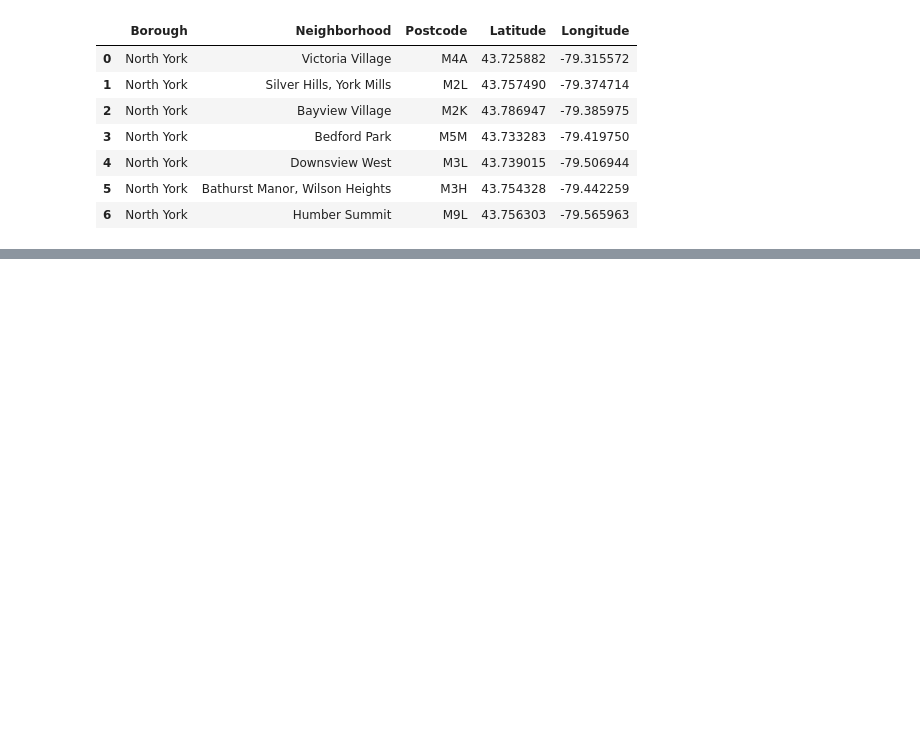
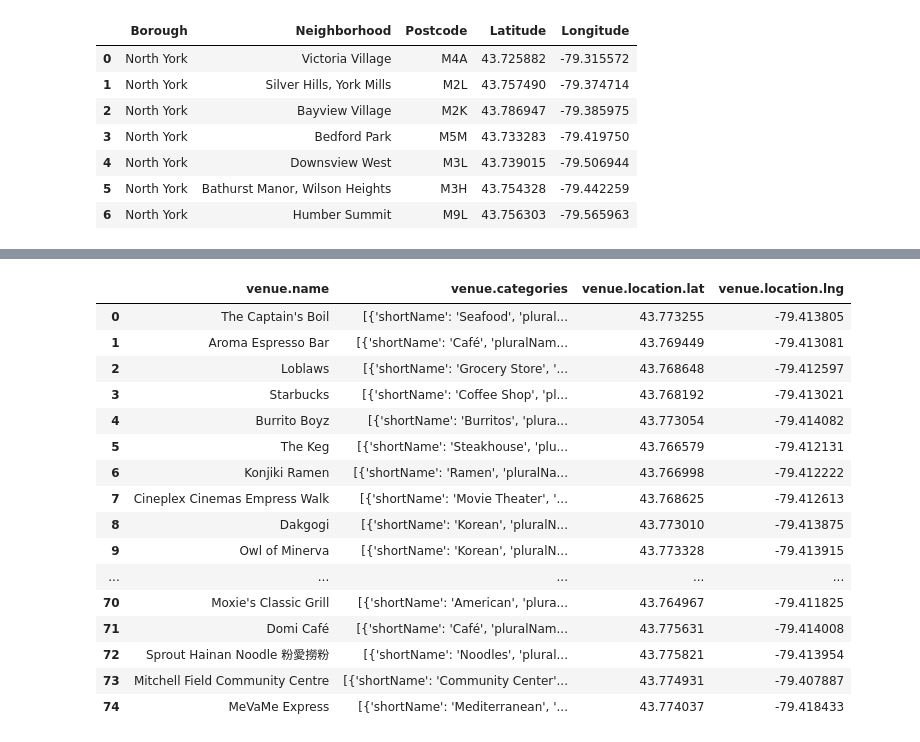
Before and after one commit to RaviSinghIBM/DataScience, a Jupyter notebook: Segmenting and Clustering Toronto.ipynb, the cells around one changed output, grey strips where cells are left out. Drawn from its saved outputs; the diff is of its cells as text; code cells hidden in the pictures; blank space fills up the shorter version.

```diff
--- a/Segmenting and Clustering Toronto.ipynb
+++ b/Segmenting and Clustering Toronto.ipynb
@@ -206,0 +241,17 @@ map_scarb
+# %%
+radius = 700
+LIMIT = 100
+url = 'https://api.foursquare.com/v2/venues/explore?&client_id={}&client_secret={}&v={}&ll={},{}&radius={}&limit={}'.format(
+    CLIENT_ID,
+    CLIENT_SECRET,
+    VERSION,
+    latitude_n1,
+   longitude_n1,
+    radius,
+   LIMIT)
+# %%
+results = requests.get(url).json()
+# %%
+venues=results['response']['groups'][0]['items']
+nearby_venues = json_normalize(venues)
+nearby_venues.columns
@@ -206,0 +280,22 @@ map_scarb
+# %%
+filtered_columns = ['venue.name', 'venue.categories', 'venue.location.lat', 'venue.location.lng']
+nearby_venues =nearby_venues.loc[:, filtered_columns]
+nearby_venues
+# %% [output]
+|  | venue.name | venue.categories | venue.location.lat | venue.location.lng |
+| 0 | The Captain's Boil | [{'shortName': 'Seafood', 'plural... | 43.773255 | -79.413805 |
+| 1 | Aroma Espresso Bar | [{'shortName': 'Café', 'pluralNam... | 43.769449 | -79.413081 |
+| 2 | Loblaws | [{'shortName': 'Grocery Store', '... | 43.768648 | -79.412597 |
+| 3 | Starbucks | [{'shortName': 'Coffee Shop', 'pl... | 43.768192 | -79.413021 |
+| 4 | Burrito Boyz | [{'shortName': 'Burritos', 'plura... | 43.773054 | -79.414082 |
+| 5 | The Keg | [{'shortName': 'Steakhouse', 'plu... | 43.766579 | -79.412131 |
+| 6 | Konjiki Ramen | [{'shortName': 'Ramen', 'pluralNa... | 43.766998 | -79.412222 |
+| 7 | Cineplex Cinemas Empress Walk | [{'shortName': 'Movie Theater', '... | 43.768625 | -79.412613 |
+| 8 | Dakgogi | [{'shortName': 'Korean', 'pluralN... | 43.773010 | -79.413875 |
+| 9 | Owl of Minerva | [{'shortName': 'Korean', 'pluralN... | 43.773328 | -79.413915 |
+| ... | ... | ... | ... | ... |
+| 70 | Moxie's Classic Grill | [{'shortName': 'American', 'plura... | 43.764967 | -79.411825 |
+| 71 | Domi Café | [{'shortName': 'Café', 'pluralNam... | 43.775631 | -79.414008 |
+| 72 | Sprout Hainan Noodle 粉愛撈粉 | [{'shortName': 'Noodles', 'plural... | 43.775821 | -79.413954 |
+| 73 | Mitchell Field Community Centre | [{'shortName': 'Community Center'... | 43.774931 | -79.407887 |
+| 74 | MeVaMe Express | [{'shortName': 'Mediterranean', '... | 43.774037 | -79.418433 |
```
Also changed, not shown: parts of 21 cells of this notebook.
